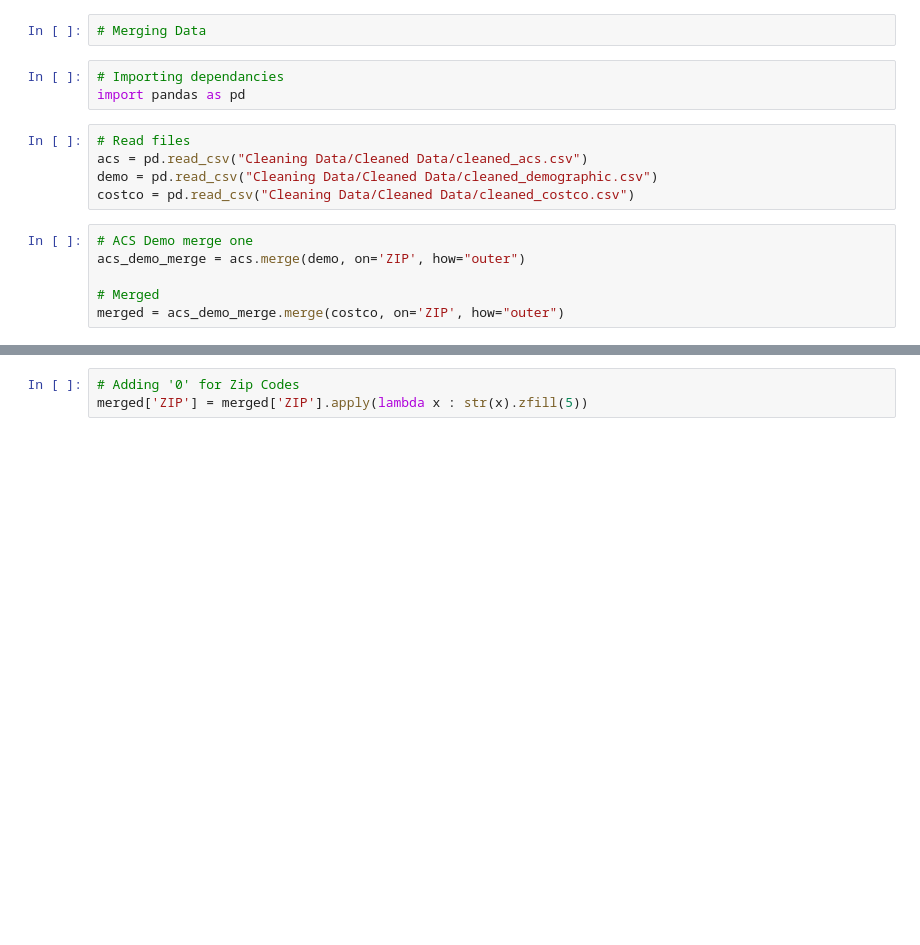
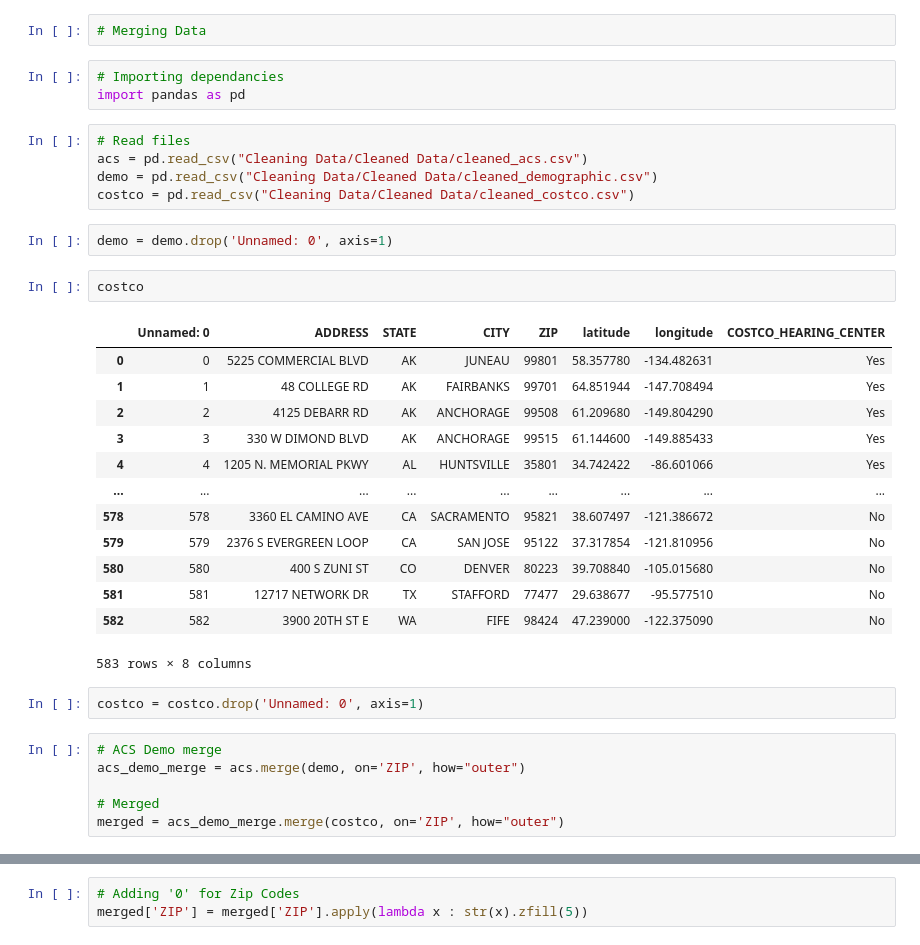
Before and after one commit to JaxWil24/Hearing_Aid_Accessibility, a Jupyter notebook: Data/Combined_Data.ipynb, the cells around one changed output, grey strips where cells are left out. Drawn from its saved outputs; the diff is of its cells as text; blank space fills up the shorter version.

```diff
--- a/Data/Combined_Data.ipynb
+++ b/Data/Combined_Data.ipynb
@@ -8,9 +8,29 @@ import pandas as pd
 acs = pd.read_csv("Cleaning Data/Cleaned Data/cleaned_acs.csv")
 demo = pd.read_csv("Cleaning Data/Cleaned Data/cleaned_demographic.csv")
 costco = pd.read_csv("Cleaning Data/Cleaned Data/cleaned_costco.csv")
-# %%
-# ACS Demo merge one
-acs_demo_merge = acs.merge(demo, on='ZIP', how="outer")
-
-# Merged
-merged = acs_demo_merge.merge(costco, on='ZIP', how="outer")
+# %%
+demo = demo.drop('Unnamed: 0', axis=1)
+# %%
+costco
+# %% [output]
+|  | Unnamed: 0 | ADDRESS | STATE | CITY | ZIP | latitude | longitude | COSTCO_HEARING_CENTER |
+| 0 | 0 | 5225 COMMERCIAL BLVD | AK | JUNEAU | 99801 | 58.357780 | -134.482631 | Yes |
+| 1 | 1 | 48 COLLEGE RD | AK | FAIRBANKS | 99701 | 64.851944 | -147.708494 | Yes |
+| 2 | 2 | 4125 DEBARR RD | AK | ANCHORAGE | 99508 | 61.209680 | -149.804290 | Yes |
+| 3 | 3 | 330 W DIMOND BLVD | AK | ANCHORAGE | 99515 | 61.144600 | -149.885433 | Yes |
+| 4 | 4 | 1205 N. MEMORIAL PKWY | AL | HUNTSVILLE | 35801 | 34.742422 | -86.601066 | Yes |
+| ... | ... | ... | ... | ... | ... | ... | ... | ... |
+| 578 | 578 | 3360 EL CAMINO AVE | CA | SACRAMENTO | 95821 | 38.607497 | -121.386672 | No |
+| 579 | 579 | 2376 S EVERGREEN LOOP | CA | SAN JOSE | 95122 | 37.317854 | -121.810956 | No |
+| 580 | 580 | 400 S ZUNI ST | CO | DENVER | 80223 | 39.708840 | -105.015680 | No |
+| 581 | 581 | 12717 NETWORK DR | TX | STAFFORD | 77477 | 29.638677 | -95.577510 | No |
+| 582 | 582 | 3900 20TH ST E | WA | FIFE | 98424 | 47.239000 | -122.375090 | No |
+583 rows × 8 columns
+# %%
+costco = costco.drop('Unnamed: 0', axis=1)
+# %%
+# ACS Demo merge
+acs_demo_merge = acs.merge(demo, on='ZIP', how="outer")
+
+# Merged
+merged = acs_demo_merge.merge(costco, on='ZIP', how="outer")
```
Also changed, not shown: parts of 5 cells of this notebook, 34 other files.
